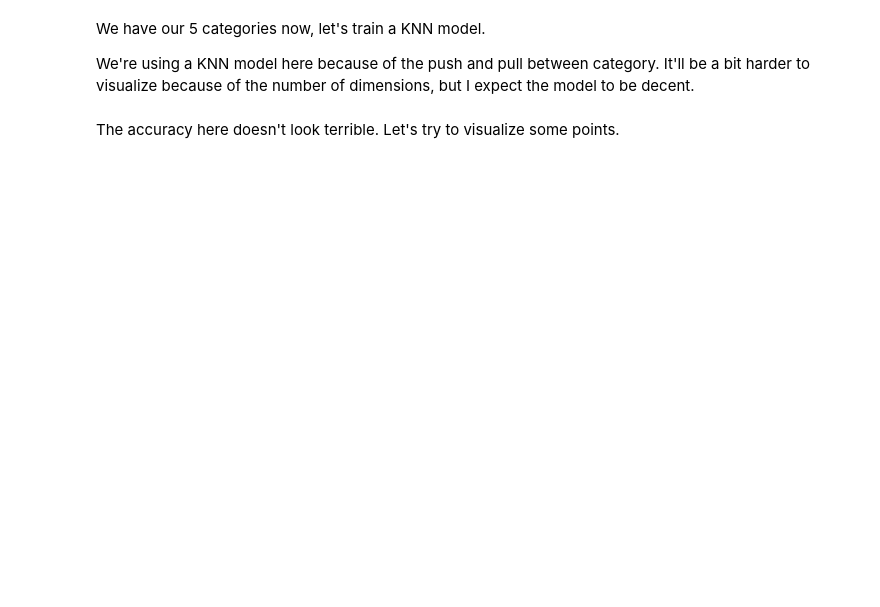
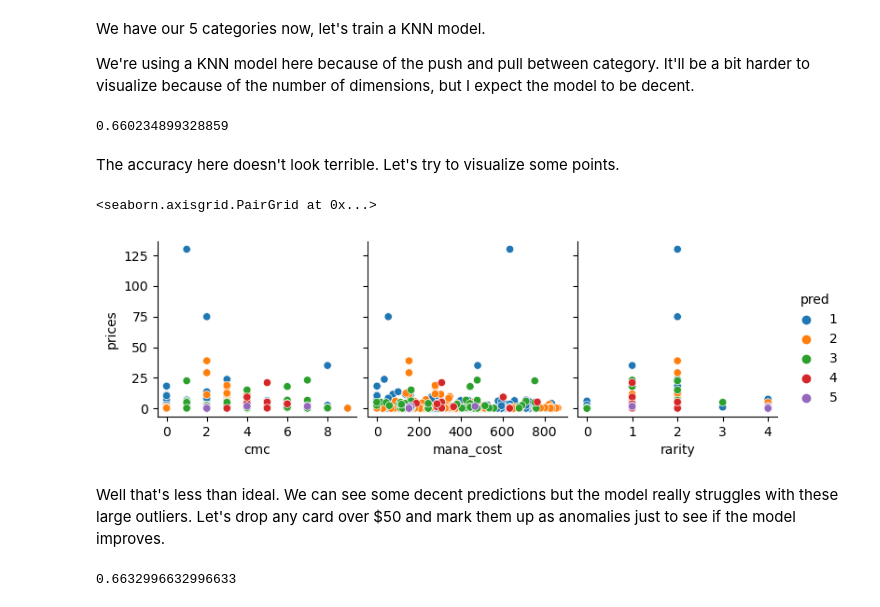
Before and after one commit to ExtraSpicyRamen/MTG-Price-Factor-Analysis, a Jupyter notebook: magic-price-factor-analysis.ipynb, the cells around one changed output. Cells and saved outputs as stored; diff of their text form; code cells hidden in the pictures; blank space fills up the shorter version.

```diff
--- a/magic-price-factor-analysis.ipynb
+++ b/magic-price-factor-analysis.ipynb
@@ -217,12 +236,38 @@ from sklearn.neighbors import KNeighborsClassifier
 from sklearn.model_selection import train_test_split as tts
 
 names = ["cmc", "mana_cost", "rarity"]
-X_train, X_test, t_train, t_test = tts(df_slim.loc[:, names], df_slim.loc[:, 'category'], test_size=0.1)
+X_train, X_test, t_train, t_test = tts(df_slim.loc[:, names], df_slim.loc[:, 'category'], test_size=0.05)
 
 knn = KNeighborsClassifier(n_neighbors=5)
 knn.fit(X_train, t_train)
 y_test = knn.predict(X_test)
 acc = knn.score(X_test, t_test)
 acc
+# %% [output]
+0.660234899328859
 # %% [markdown]
 The accuracy here doesn't look terrible. Let's try to visualize some points.
+# %%
+df_clf_plot = X_test
+df_clf_plot['pred'] = y_test
+df_clf_plot['prices'] = df_slim['prices']
+df_clf_plot = df_clf_plot.sort_values("pred")
+ax = sns.pairplot(df_clf_plot, x_vars=["cmc", "mana_cost", "rarity"], y_vars="prices", hue='pred')
+ax
+# %% [output]
+<seaborn.axisgrid.PairGrid at 0x...>
+[figure, added]
+# %% [markdown]
+Well that's less than ideal. We can see some decent predictions but the model really struggles with these large outliers. Let's drop any card over $50 and mark them up as anomalies just to see if the model improves.
+# %%
+df_clf_low = df_slim[df_slim.prices <= 50]
+
+X_train, X_test, t_train, t_test = tts(df_clf_low.loc[:, names], df_clf_low.loc[:, 'category'], test_size=0.05)
+
+knn = KNeighborsClassifier(n_neighbors=5)
+knn.fit(X_train, t_train)
+y_test = knn.predict(X_test)
+acc = knn.score(X_test, t_test)
+acc
+# %% [output]
+0.6632996632996633
```
Also changed, not shown: parts of 14 cells of this notebook.
